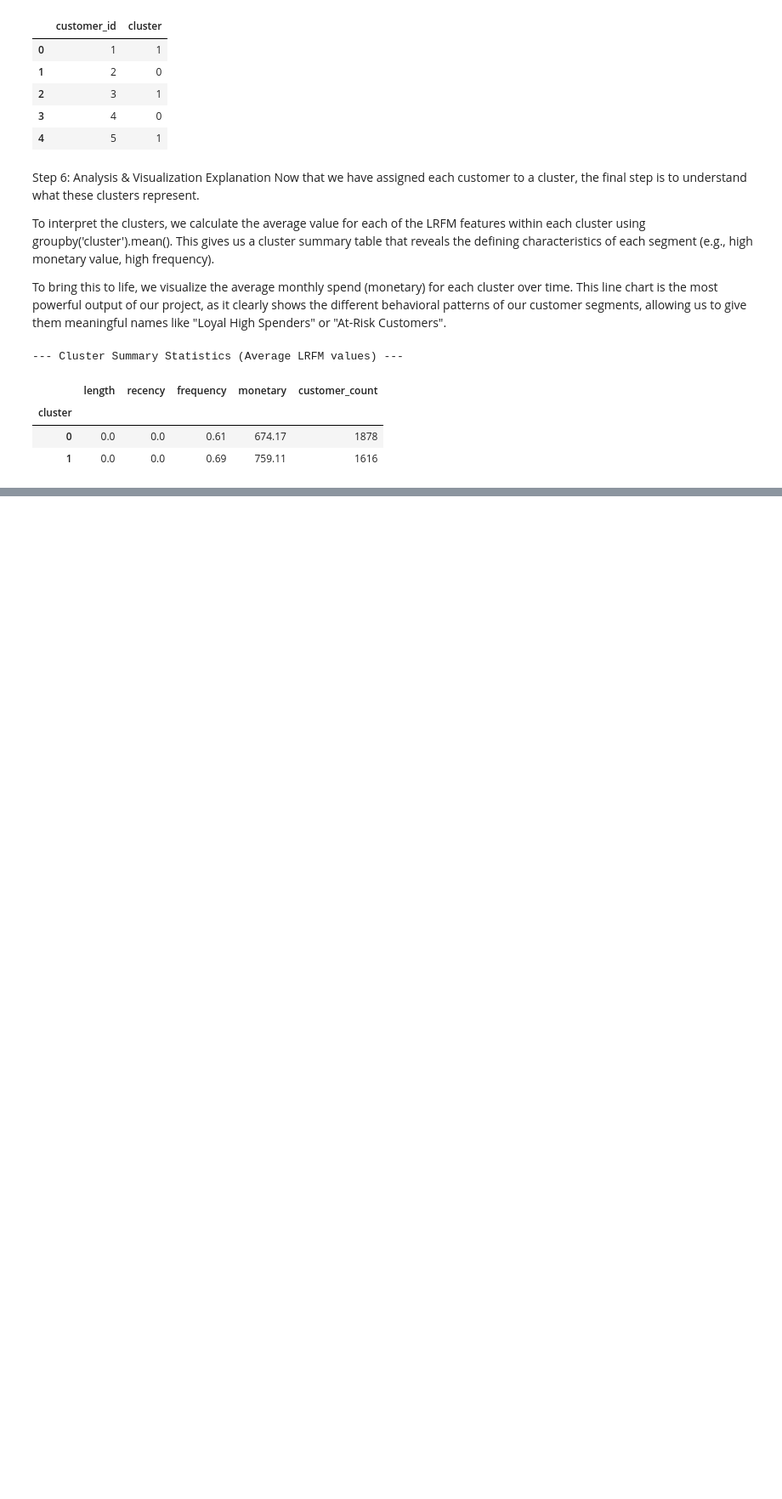
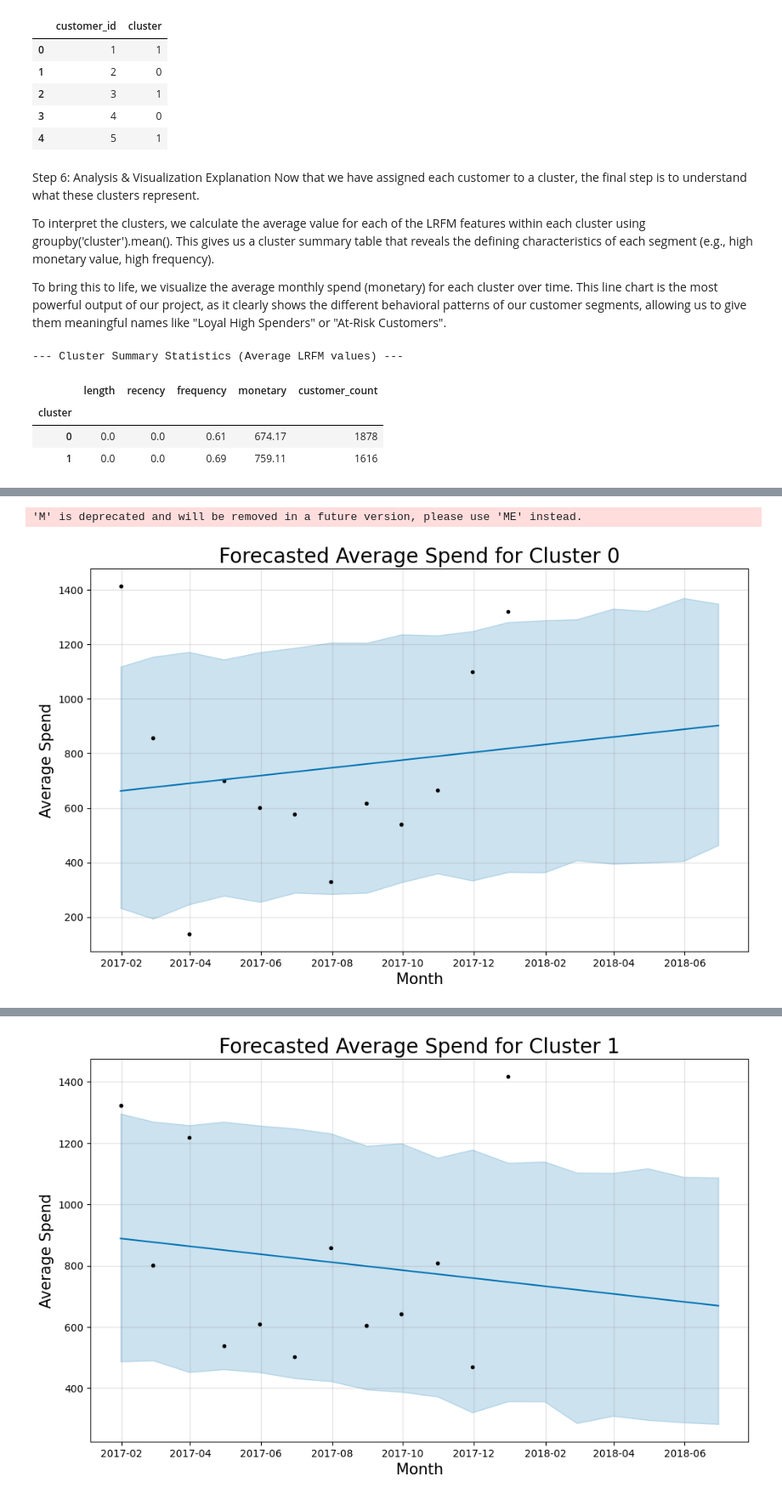
Before and after one commit to prathamesh-satav/Dynamic-Customer-Segmentation-using-LRFM-analysis, a Jupyter notebook: customer_segmentation_2.ipynb, the cells around one changed output, grey strips where cells are left out. Shown at 85% size. Cells and saved outputs as stored; diff of their text form; code cells hidden in the pictures; blank space fills up the shorter version.

```diff
--- a/customer_segmentation_2.ipynb
+++ b/customer_segmentation_2.ipynb
@@ -311,0 +330,39 @@ cluster_summary
+# %%
+# Install the forecasting library. You may need to restart the kernel after this.
+!pip install prophet
+import matplotlib.pyplot as plt
+from prophet import Prophet
+
+# --- Create a plot for each cluster's forecast ---
+print("\n--- Forecasting Future Spend for Each Cluster ---")
+
+# Get the unique cluster labels
+clusters = analysis_df['cluster'].unique()
+clusters.sort()
+
+for cluster_id in clusters:
+    # Get the historical data for this specific cluster
+    cluster_data = cluster_trends[cluster_trends['cluster'] == cluster_id]
+
+    # 1. Prepare data for Prophet
+    prophet_df = cluster_data[['transaction_date', 'monetary']].rename(columns={
+        'transaction_date': 'ds',
+        'monetary': 'y'
+    })
+
+    # 2. Train the Prophet model
+    model = Prophet()
+    model.fit(prophet_df)
+
+    # 3. Create a dataframe for future predictions (next 6 months)
+    future = model.make_future_dataframe(periods=6, freq='M')
+    forecast = model.predict(future)
+
+    # 4. Visualize the forecast
+    fig = model.plot(forecast, xlabel='Date', ylabel='Average Spend')
+    ax = fig.gca()
+    ax.set_title(f'Forecasted Average Spend for Cluster {cluster_id}', size=20)
+    ax.set_xlabel("Month", size=15)
+    ax.set_ylabel("Average Spend", size=15)
+    plt.show()
+# %% [output]
@@ -311,0 +390,2 @@ cluster_summary
+'M' is deprecated and will be removed in a future version, please use 'ME' instead.
+[figure, added]
@@ -311,0 +396 @@ cluster_summary
+[figure, added]
```
Also changed, not shown: parts of 2 cells of this notebook, 3 other files.
